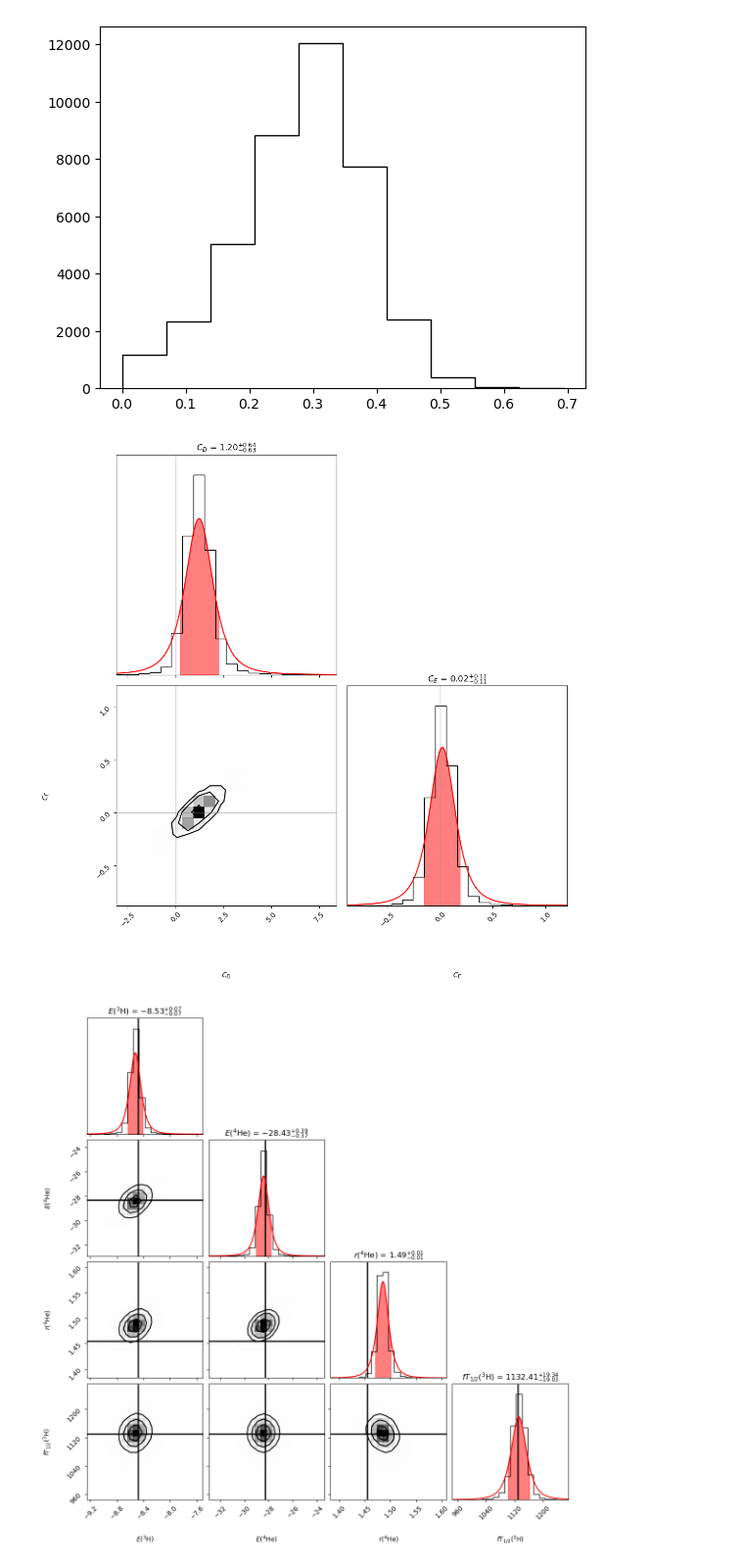
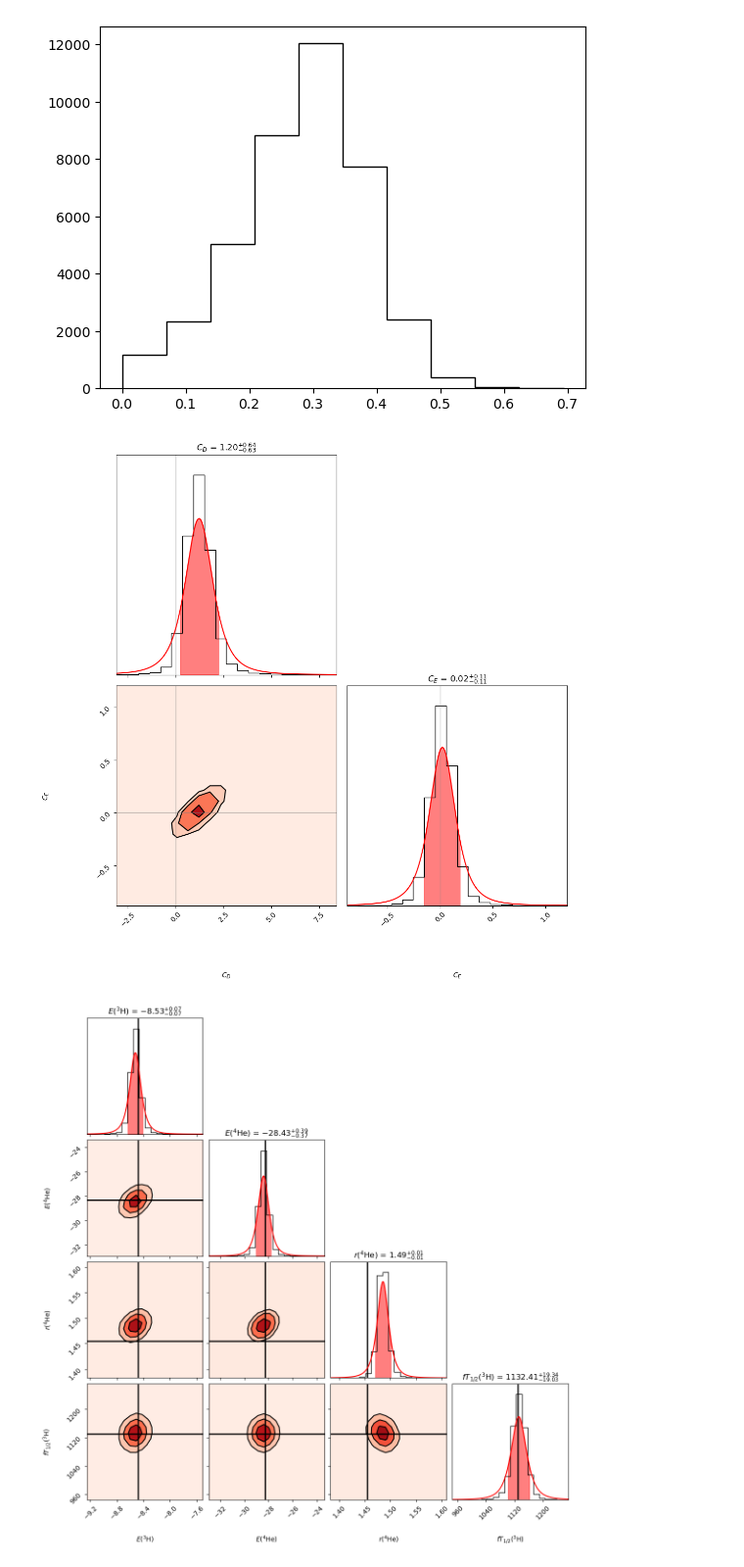
Before and after one commit to stach/lfd-project, a Jupyter notebook: Project1/project1.ipynb, the cells around one changed output. Shown at 98% size. Saved outputs shown, nothing was run; the diff lists cells and outputs as text; code cells hidden in the pictures.

```diff
--- a/Project1/project1.ipynb
+++ b/Project1/project1.ipynb
@@ -650,7 +662,13 @@ corner_kwargs={
     "show_titles":True,
     "fig":figure,
     "smooth":0.5,
-    "density": True
+    "density": True,
+    "plot_density": False,
+    "fill_contours": True,
+    "contourf_kwargs": {
+        "cmap": "Reds",
+        "colors": None
+    }
 }
 
 corner.corner(samples_q[:,0:2],
@@ -686,7 +704,7 @@ for i, ax in enumerate(figure.get_axes()):
 # Show the plot
 plt.show()
 # %% [output]
-[figure, old version]
+[figure, new version]
 # %%
 E4He_ppd, Rp4He_ppd, _, _, E3H_ppd, _, fT3H_ppd = vfewnucleonEmulator(samples_q[:,0], samples_q[:,1])
 ppd_q = np.array([E3H_ppd,E4He_ppd,Rp4He_ppd,fT3H_ppd]).T
@@ -710,7 +728,13 @@ corner_kwargs={
     "show_titles":True,
     "fig":figure,
     "smooth":True,
-    "density": True
+    "density": True,
+    "plot_density": False,
+    "fill_contours": True,
+    "contourf_kwargs": {
+        "cmap": "Reds",
+        "colors": None
+    }
 }
 
 corner.corner(ppd_q,
@@ -756,31 +780,31 @@ for i, ax in enumerate(figure.get_axes()):
 
         x_quant, y_quant = fit_t(ppd_q[:,3], quantile=True)
         ax.fill_between(x_quant, y_quant, color="red", alpha=0.5)
     if i==4:
         # Joined(x|y): E3H|E4He
         ax.axvline(mu_E3H, color='black', linestyle='-', linewidth=2, alpha=1)
         ax.axhline(mu_E4He, color='black', linestyle='-', linewidth=2, alpha=1)
     if i==8:
         # Joined(x|y): E3H|Rp4He
         ax.axvline(mu_E3H, color='black', linestyle='-', linewidth=2, alpha=1)
         ax.axhline(mu_Rp4He, color='black', linestyle='-', linewidth=2, alpha=1)
     if i==9:
         # Joined(x|y): E4He|Rp4He
         ax.axvline(mu_E4He, color='black', linestyle='-', linewidth=2, alpha=1)
         ax.axhline(mu_Rp4He, color='black', linestyle='-', linewidth=2, alpha=1)
     if i==12:
         # Joined(x|y): E3H|fT3H
         ax.axvline(mu_E3H, color='black', linestyle='-', linewidth=2, alpha=1)
         ax.axhline(mu_fT3H, color='black', linestyle='-', linewidth=2, alpha=1)
     if i==13:
         # Joined(x|y): E4He|ft3H
         ax.axvline(mu_E4He, color='black', linestyle='-', linewidth=2, alpha=1)
         ax.axhline(mu_fT3H, color='black', linestyle='-', linewidth=2, alpha=1)
     if i==14:
         # Joined(x|y): Rp4He|ft3H
         ax.axvline(mu_Rp4He, color='black', linestyle='-', linewidth=2, alpha=1)
         ax.axhline(mu_fT3H, color='black', linestyle='-', linewidth=2, alpha=1)
 # Show the plot
 plt.show()
 # %% [output]
-[figure, old version]
+[figure, new version]
```
Also changed, not shown: parts of 2 cells of this notebook.
